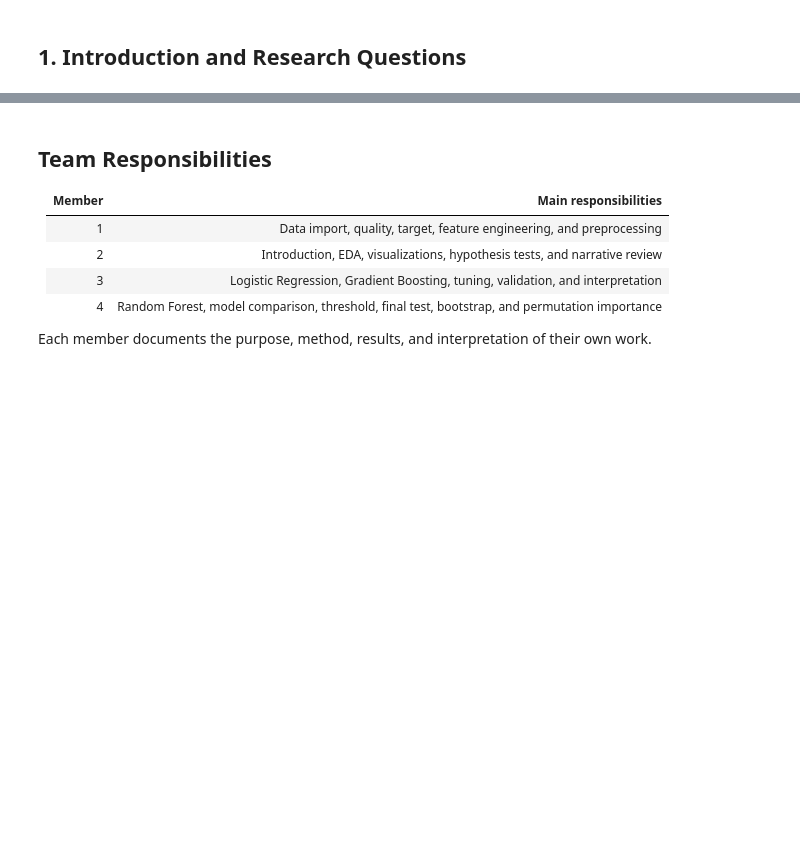
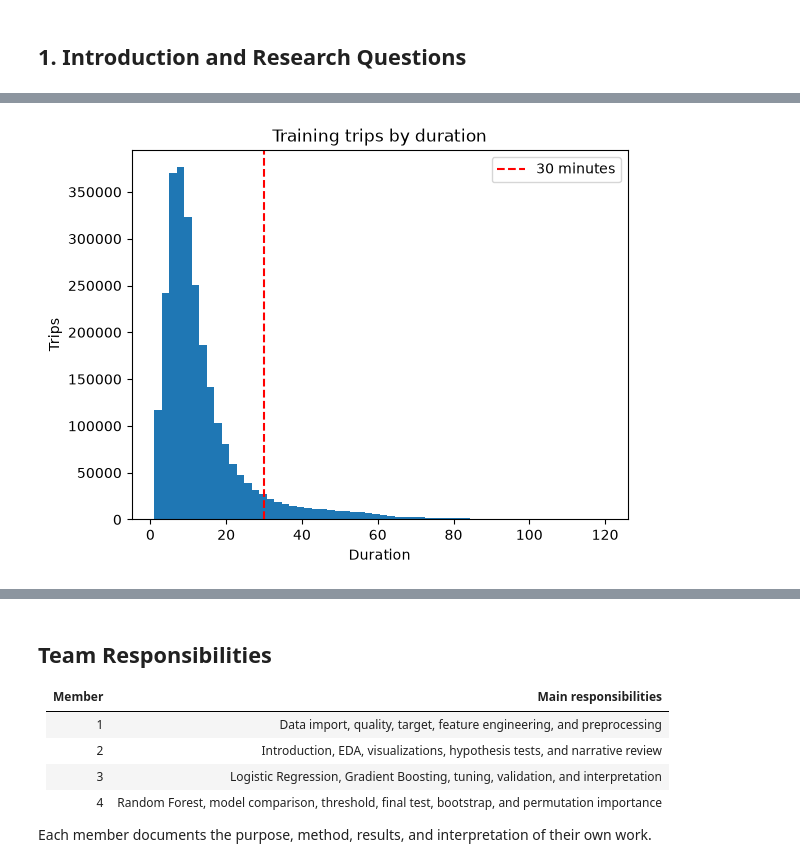
Before and after one commit to GeraintG/CIS_5450_Indigo_Data, a Jupyter notebook: indego_trips_analysis.ipynb, the cells around one changed output, grey strips where cells are left out. Cells and saved outputs as stored; diff of their text form; code cells hidden in the pictures; blank space fills up the shorter version.

```diff
--- a/indego_trips_analysis.ipynb
+++ b/indego_trips_analysis.ipynb
@@ -175,0 +309,10 @@ Examine start-station counts, rates, and coordinates; require adequate station s
+# %%
+duration = train_data["duration"].to_numpy()
+fig, ax = plt.subplots()
+ax.hist(duration[duration <= 120], bins=60)
+ax.axvline(30, color="red", linestyle="--", label="30 minutes")
+ax.set(title="Training trips by duration", xlabel="Duration", ylabel="Trips")
+ax.legend()
+plt.show()
+# %% [output]
+[figure, added]
```
Also changed, not shown: parts of 128 cells of this notebook, 1 other file.
